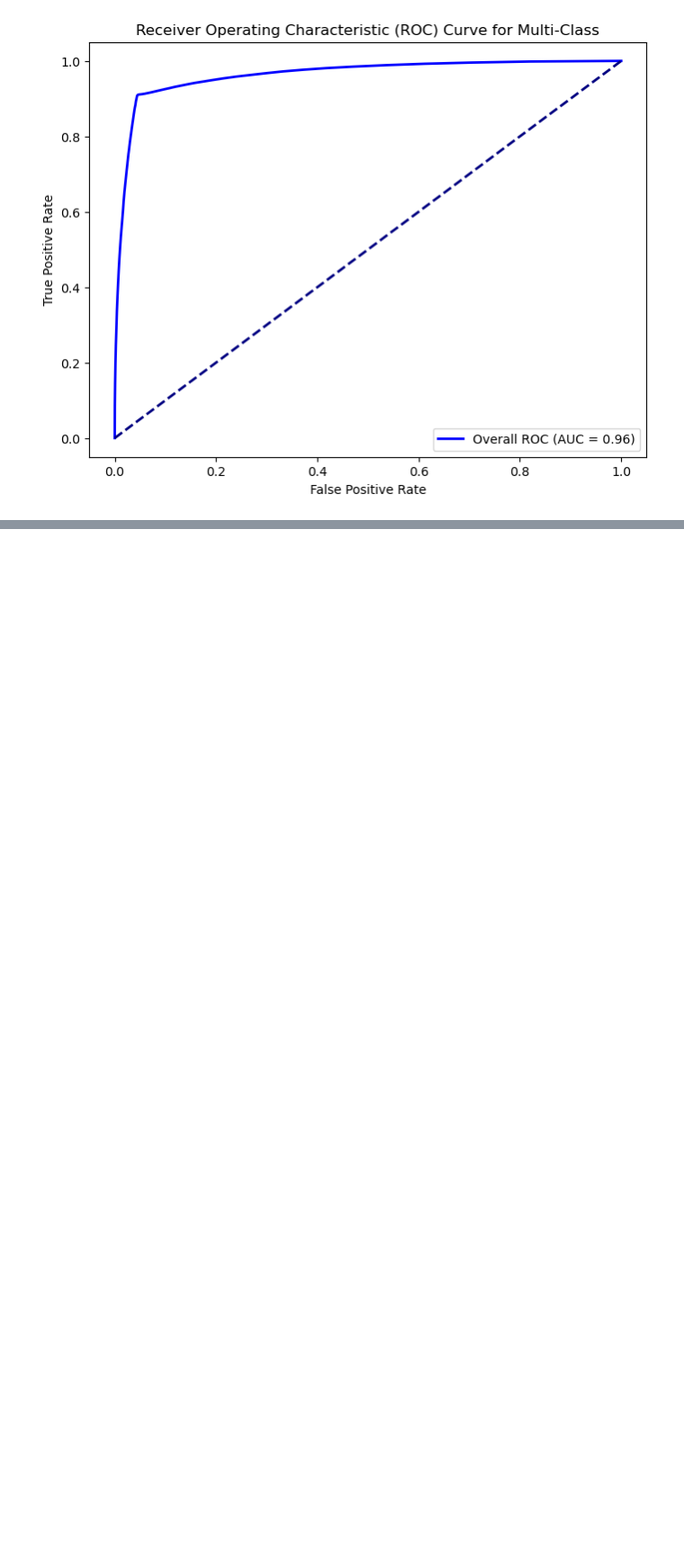
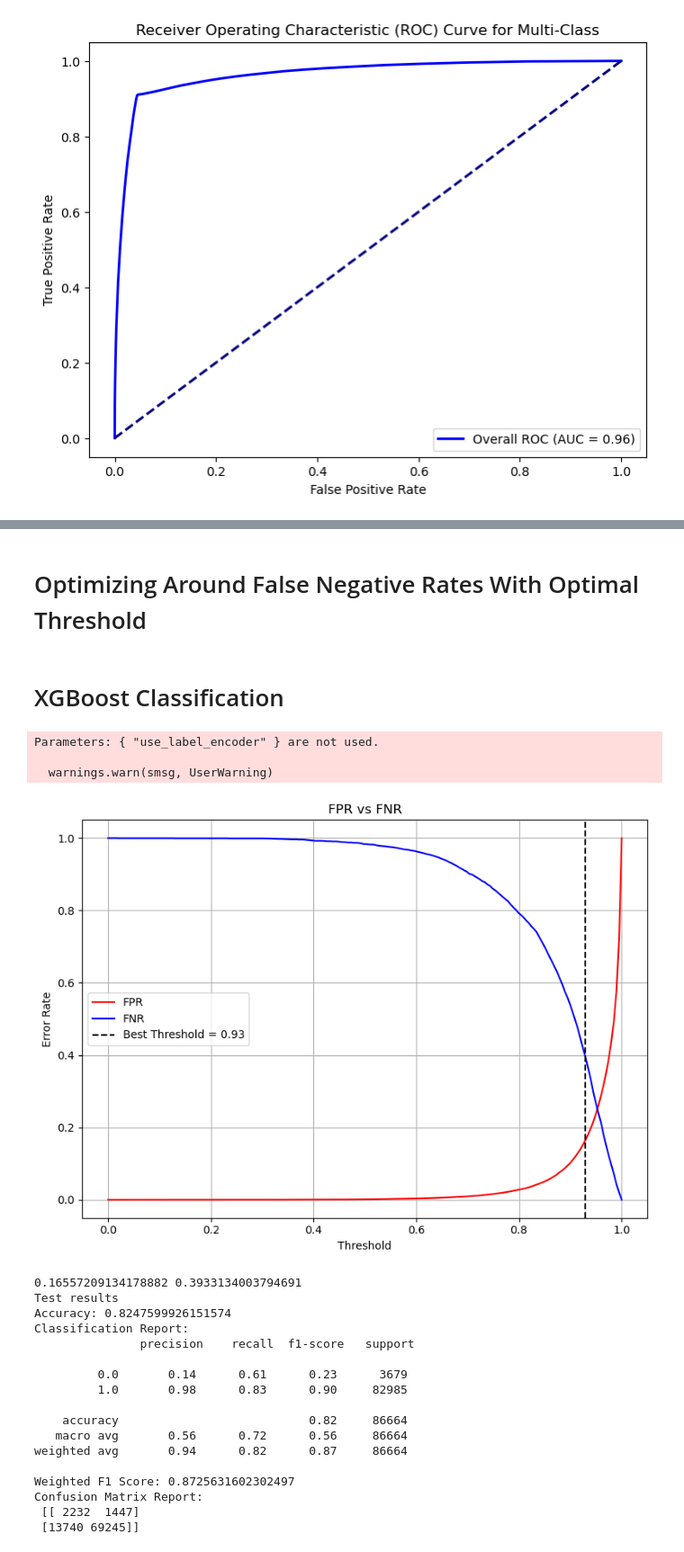
Before and after one commit to stephanieajah/Predicting-Diabetes-and-Potential-Comorbidities-with-Machine-Learning, a Jupyter notebook: main.ipynb, the cells around one changed output, grey strips where cells are left out. Shown at 90% size. Saved outputs shown, nothing was run; the diff lists cells and outputs as text; code cells hidden in the pictures; blank space fills up the shorter version.

Commit message:
comorbidity on stroke done

```diff
--- a/main.ipynb
+++ b/main.ipynb
@@ -2185,0 +1993,7 @@ plt.show();
+# %%
+# Split the dataset into 80% training and 20% testing sets
+train, test = train_test_split(comorbidities_cdc2023, test_size=0.20, random_state=42)
+
+# Check the shapes of the splits
+print("Training set shape:", train.shape)
+print("Test set shape:", test.shape)
@@ -2185,0 +2003,8 @@ plt.show();
+# %%
+y_train_bin = train['diagosed_stroke3']
+y_test_bin = test['diagosed_stroke3']
+
+x_train = train.drop(columns='diagosed_stroke3', axis=1)
+x_test = test.drop(columns='diagosed_stroke3', axis=1)
+
+x_test.head()
@@ -2185,0 +2023,4 @@ plt.show();
+# %%
+# Map labels: 1 → 0, 2 → 1 (just for the model)
+y_train_bin = y_train_bin.replace({1: 0, 2: 1})
+y_test_bin = y_test_bin.replace({1: 0, 2: 1})
@@ -2185,0 +2137,2 @@ plt.show();
+# %% [markdown]
+# Optimizing Around False Negative Rates With Optimal Threshold
@@ -2185,0 +2181,53 @@ plt.show();
+# %% [markdown]
+# XGBoost Classification
+# %%
+##########################################################################################
+# Train your final model on the entire training set
+model_xg_boost.fit(x_train, y_train_bin)
+
+# Predict probabilities on the test set
+test_probs = model_xg_boost.predict_proba(x_test)[:, 1]
+
+threshold, fpr_val, fnr_val = fast_balanced_threshold(y_test_bin, test_probs, max_fpr=0.17)
+
+# 0.12 0.16
+
+print(fpr_val, fnr_val)
+
+
+y_test_pred = (test_probs >= threshold).astype(int)
+
+# Compute metrics
+acc = accuracy_score(y_test_bin, y_test_pred)
+report = classification_report(y_test_bin, y_test_pred)
+matrix = confusion_matrix(y_test_bin, y_test_pred)
+f1 = f1_score(y_test_bin, y_test_pred, average='weighted')
+
+
+print("Test results")
+print("Accuracy:", acc)
+print("Classification Report:\n", report)
+print("Weighted F1 Score:", f1)
+print("Confusion Matrix Report:\n", matrix)
+# %% [output]
+Parameters: { "use_label_encoder" } are not used.
+
+  warnings.warn(smsg, UserWarning)
+[figure, added]
+0.16557209134178882 0.3933134003794691
+Test results
+Accuracy: 0.8247599926151574
+Classification Report:
+               precision    recall  f1-score   support
+
+         0.0       0.14      0.61      0.23      3679
+         1.0       0.98      0.83      0.90     82985
+
+    accuracy                           0.82     86664
+   macro avg       0.56      0.72      0.56     86664
+weighted avg       0.94      0.82      0.87     86664
+
+Weighted F1 Score: 0.8725631602302497
+Confusion Matrix Report:
+ [[ 2232  1447]
+ [13740 69245]]
```
Also changed, not shown: parts of 29 cells of this notebook, 2 other files.
